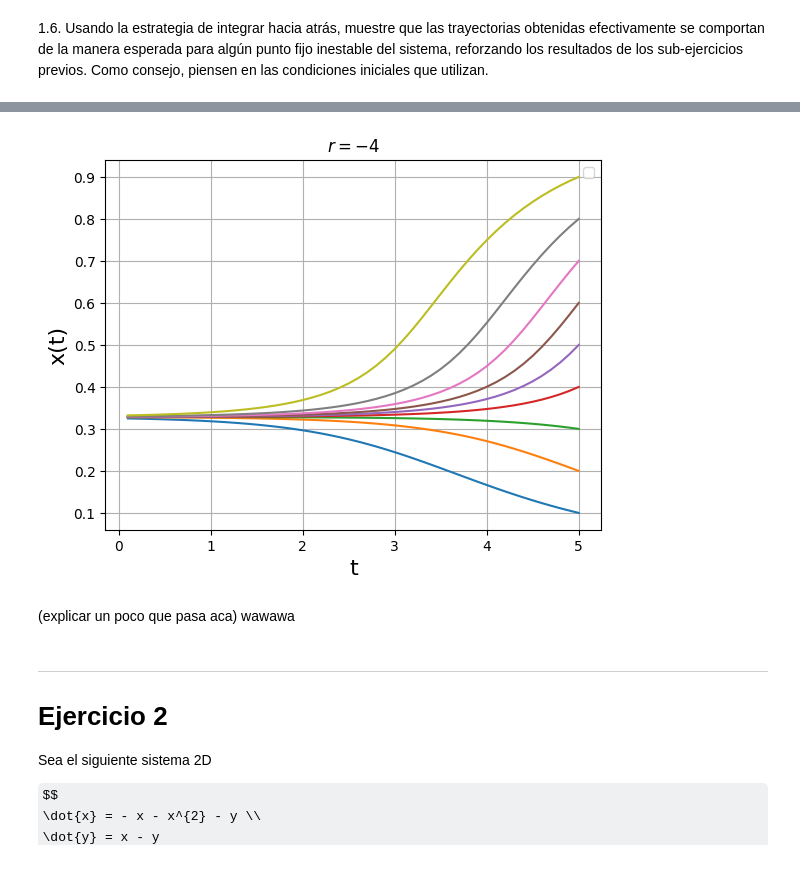
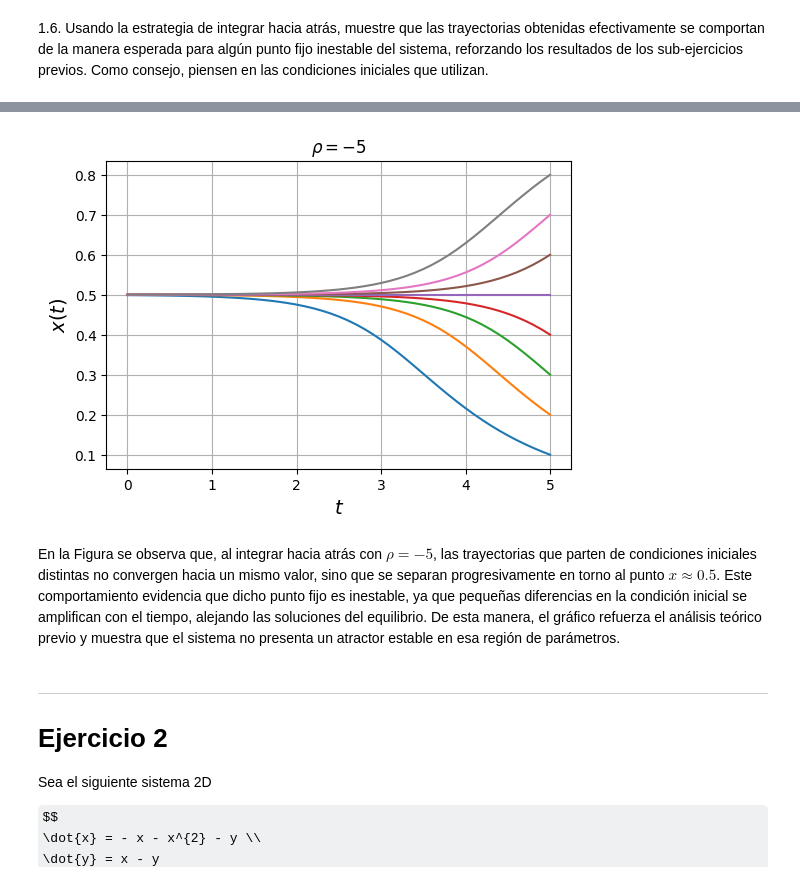
Before and after one commit to lmendezayl/modelado-continuo, a Jupyter notebook: trabajos-practicos/TP1IMC2025_MENDEZ_STANGALINI_DRELEWICZ.ipynb, the cells around one changed output, grey strips where cells are left out. Drawn from its saved outputs; the diff is of its cells as text; code cells hidden in the pictures; some formulas as TeX source.

```diff
--- a/trabajos-practicos/TP1IMC2025_MENDEZ_STANGALINI_DRELEWICZ.ipynb
+++ b/trabajos-practicos/TP1IMC2025_MENDEZ_STANGALINI_DRELEWICZ.ipynb
@@ -162,20 +197,13 @@ plt.show()
 # %%
-p = [-9, -4, 2]
-dt = 0.2
-t = np.arange(0, 10, step=dt)
-ci = np.arange(-2,2, step=dt)
-splots = [131, 132, 133]
+# Integramos el sistema para distintas conds. iniciales y diferentes valores de p
+p = [-10, -5, 0]
+ci = np.arange(-1, 2+0.25, step=0.25)
 
-# Redefinimos el sistema
-def f(x, t, p):
-    return -x + S(x, p=p, c=10)
-
-fig, axes = plt.subplots(1, 3, figsize=(12, 5))
+fig, axes = plt.subplots(1, 3, figsize=(12, 4))
 
 for i in range(len(p)):
-    for cii in ci:
-        solucion = sp.integrate.odeint(f, cii, t, args=(p[i],))
-        x = solucion[:, 0]
+    for x0 in ci:
+        t, x = odeEuler(f, x0, t_span=(0, 10), args=(p[i],))
         axes[i].plot(t, x)
     axes[i].set_title(f"p = {p[i]}", fontsize=16)
     axes[i].set_xlabel("$t$", fontsize=16)
@@ -198,24 +233,22 @@ justificar que para todo ci, 0 < ci < 1, asi converge al pf inestable
 # %%
-p = -4
-dt = 0.1
+p = -5
+dt = -0.1
 tmax = 5
-t = np.arange(tmax, 0, -dt)
-ci = np.arange(0.1, 1, dt)
-
-for cii in ci:
-    solucion = sp.integrate.odeint(f, cii, t, args=(p,))
-    x = solucion[:, 0][::-1]
-    plt.plot(t[::-1], x)
-plt.title(f"$r={p}$")
-plt.xlabel("t", fontsize=16)
-plt.ylabel("x(t)", fontsize=16)
-plt.legend()
+ci = np.arange(0.1, 0.9, step=0.1)
+plt.figure(figsize=(6, 4))
+for x0 in ci:
+    t, x = odeEuler(f, x0, t_span=(tmax, 0) , args=(p, ), dt=dt)
+    plt.plot(t, x)
+plt.title(r"$\rho = {}$".format(p))
+plt.xlabel(r"$t$", fontsize=14)
+plt.ylabel(r"$x(t)$", fontsize=14)
 plt.grid()
 plt.show()
 # %% [output]
-[figure, old version]
+[figure, new version]
-# %% [markdown]
-(explicar un poco que pasa aca) wawawa
+# %% [markdown]
+En la Figura se observa que, al integrar hacia atrás con
+$\rho=−5$, las trayectorias que parten de condiciones iniciales distintas no convergen hacia un mismo valor, sino que se separan progresivamente en torno al punto $𝑥≈0.5$. Este comportamiento evidencia que dicho punto fijo es inestable, ya que pequeñas diferencias en la condición inicial se amplifican con el tiempo, alejando las soluciones del equilibrio. De esta manera, el gráfico refuerza el análisis teórico previo y muestra que el sistema no presenta un atractor estable en esa región de parámetros.
 # %% [markdown]
 ---
 # Ejercicio 2
```
Also changed, not shown: parts of 43 cells of this notebook.
